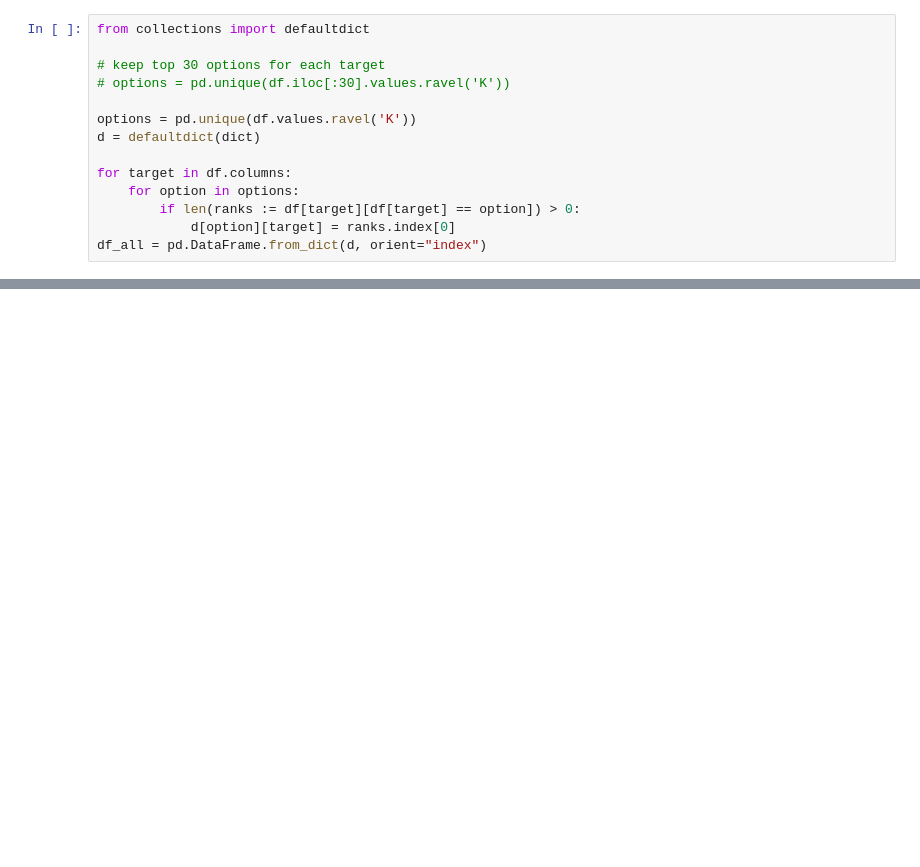
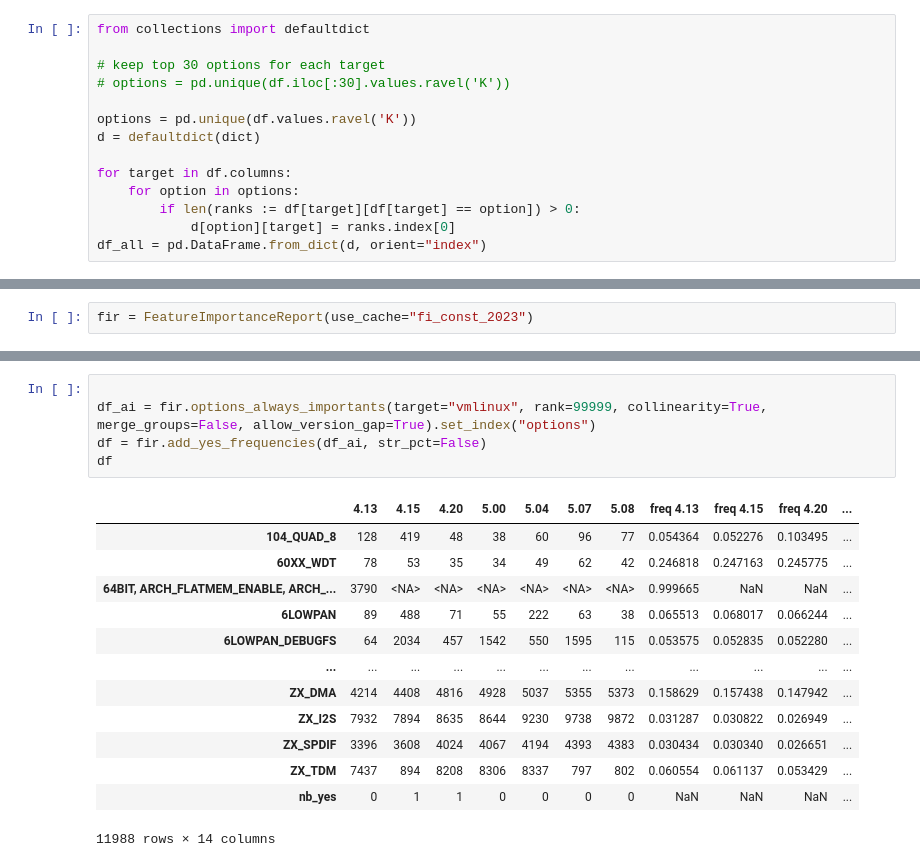
Before and after one commit to TuxML/tuxai, a Jupyter notebook: notebooks/2023_02_01.ipynb, the cells around one changed output, grey strips where cells are left out. Drawn from its saved outputs; the diff is of its cells as text; blank space fills up the shorter version.

```diff
--- a/notebooks/2023_02_01.ipynb
+++ b/notebooks/2023_02_01.ipynb
@@ -258,0 +291,2 @@ ValueError: Could not interpret input 'rank'
+# %%
+fir = FeatureImportanceReport(use_cache="fi_const_2023")
@@ -258,0 +295,19 @@ ValueError: Could not interpret input 'rank'
+# %%
+
+df_ai = fir.options_always_importants(target="vmlinux", rank=99999, collinearity=True, merge_groups=False, allow_version_gap=True).set_index("options")
+df = fir.add_yes_frequencies(df_ai, str_pct=False)
+df
+# %% [output]
+|  | 4.13 | 4.15 | 4.20 | 5.00 | 5.04 | 5.07 | 5.08 | freq 4.13 | freq 4.15 | freq 4.20 | ... |
+| 104_QUAD_8 | 128 | 419 | 48 | 38 | 60 | 96 | 77 | 0.054364 | 0.052276 | 0.103495 | ... |
+| 60XX_WDT | 78 | 53 | 35 | 34 | 49 | 62 | 42 | 0.246818 | 0.247163 | 0.245775 | ... |
+| 64BIT, ARCH_FLATMEM_ENABLE, ARCH_... | 3790 | <NA> | <NA> | <NA> | <NA> | <NA> | <NA> | 0.999665 | NaN | NaN | ... |
+| 6LOWPAN | 89 | 488 | 71 | 55 | 222 | 63 | 38 | 0.065513 | 0.068017 | 0.066244 | ... |
+| 6LOWPAN_DEBUGFS | 64 | 2034 | 457 | 1542 | 550 | 1595 | 115 | 0.053575 | 0.052835 | 0.052280 | ... |
+| ... | ... | ... | ... | ... | ... | ... | ... | ... | ... | ... | ... |
+| ZX_DMA | 4214 | 4408 | 4816 | 4928 | 5037 | 5355 | 5373 | 0.158629 | 0.157438 | 0.147942 | ... |
+| ZX_I2S | 7932 | 7894 | 8635 | 8644 | 9230 | 9738 | 9872 | 0.031287 | 0.030822 | 0.026949 | ... |
+| ZX_SPDIF | 3396 | 3608 | 4024 | 4067 | 4194 | 4393 | 4383 | 0.030434 | 0.030340 | 0.026651 | ... |
+| ZX_TDM | 7437 | 894 | 8208 | 8306 | 8337 | 797 | 802 | 0.060554 | 0.061137 | 0.053429 | ... |
+| nb_yes | 0 | 1 | 1 | 0 | 0 | 0 | 0 | NaN | NaN | NaN | ... |
+11988 rows × 14 columns
```
Also changed, not shown: parts of 21 cells of this notebook, 1 other file.
